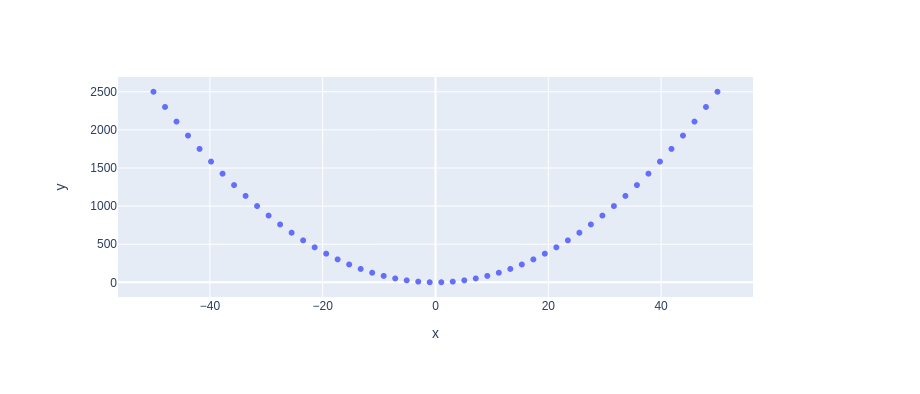
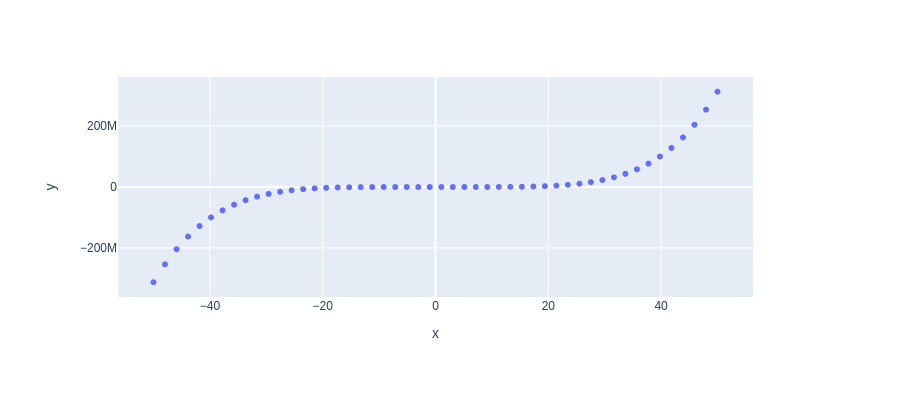
Before and after one commit to yhshin75/my-notebooks-repo, a Jupyter notebook: experiment1.ipynb, the cells around one changed output. Drawn from its saved outputs; the diff is of its cells as text; code cells hidden in the pictures.

```diff
--- a/experiment1.ipynb
+++ b/experiment1.ipynb
@@ -1,16 +1,16 @@
 # %%
 import numpy as np
 import plotly.express as px
 
 # x-axis data points
 x = np.linspace(start=-50, stop=50)
 
 # y-axis data points
-y = x ** 2
+y = x ** 5
 
 # define the plot
 fig = px.scatter(x=x, y=y)
 
 fig.show()
 # %% [output]
-[figure, old version]
+[figure, new version]
```
